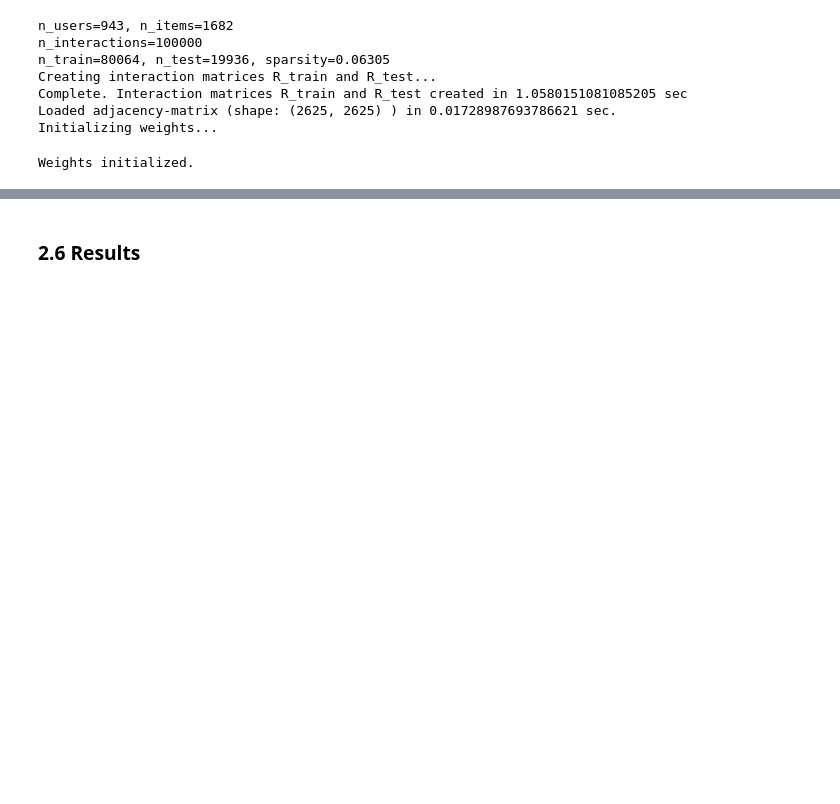
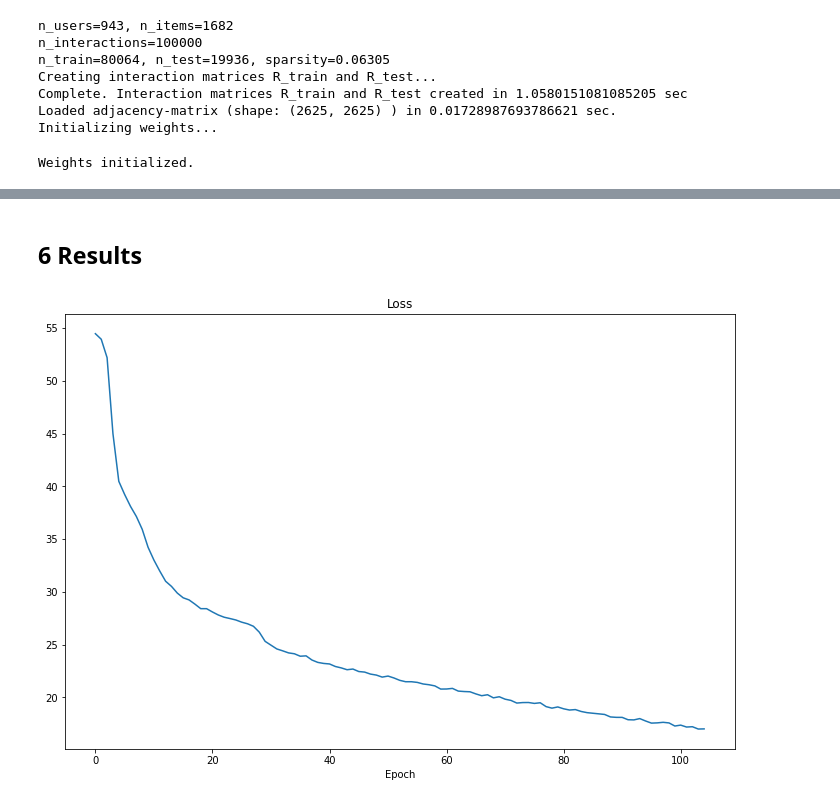
Before and after one commit to mauricioyc/ngcf_pytorch_g61, a Jupyter notebook: Neural_Graph_Collaborative_Filtering.ipynb, the cells around one changed output, grey strips where cells are left out. Saved outputs shown, nothing was run; the diff lists cells and outputs as text; code cells hidden in the pictures; blank space fills up the shorter version.

```diff
--- a/Neural_Graph_Collaborative_Filtering.ipynb
+++ b/Neural_Graph_Collaborative_Filtering.ipynb
@@ -916,24 +959,36 @@ Evaluate current model:
 # %% [markdown]
-### 2.6 Results
+## 6 Results
 # %%
+# create model name and save
+modelname =  "NGCF" + \
+    "_bs_" + str(batch_size) + \
+    "_nemb_" + str(emb_dim) + \
+    "_layers_" + str(layers) + \
+    "_nodedr_" + str(node_dropout) + \
+    "_messdr_" + str(mess_dropout) + \
+    "_reg_" + str(reg) + \
+    "_lr_"  + str(lr)
+
 # save
 if save_results:
     date = today.strftime("%d%m%Y_%H%M")
 
     # save model as .pt file
     if os.path.isdir("./models"):
         torch.save(model.state_dict(), "./models/" + str(date) + "_" + modelname + "_" + dataset + ".pt")
     else:
         os.mkdir("./models")
         torch.save(model.state_dict(), "./models/" + str(date) + "_" + modelname + "_" + dataset + ".pt")
 
     # save results as pandas dataframe
     results_df = pd.DataFrame(results)
     results_df.set_index('Epoch', inplace=True)
     if os.path.isdir("./results"):
         results_df.to_csv("./results/" + str(date) + "_" + modelname + "_" + dataset + ".csv")
     else:
         os.mkdir("./results")
         results_df.to_csv("./results/" + str(date) + "_" + modelname + "_" + dataset + ".csv")
     # plot loss
     results_df['Loss'].plot(figsize=(12,8), title='Loss')
+# %% [output]
+[figure, added]
```
Also changed, not shown: parts of 13 cells of this notebook.
